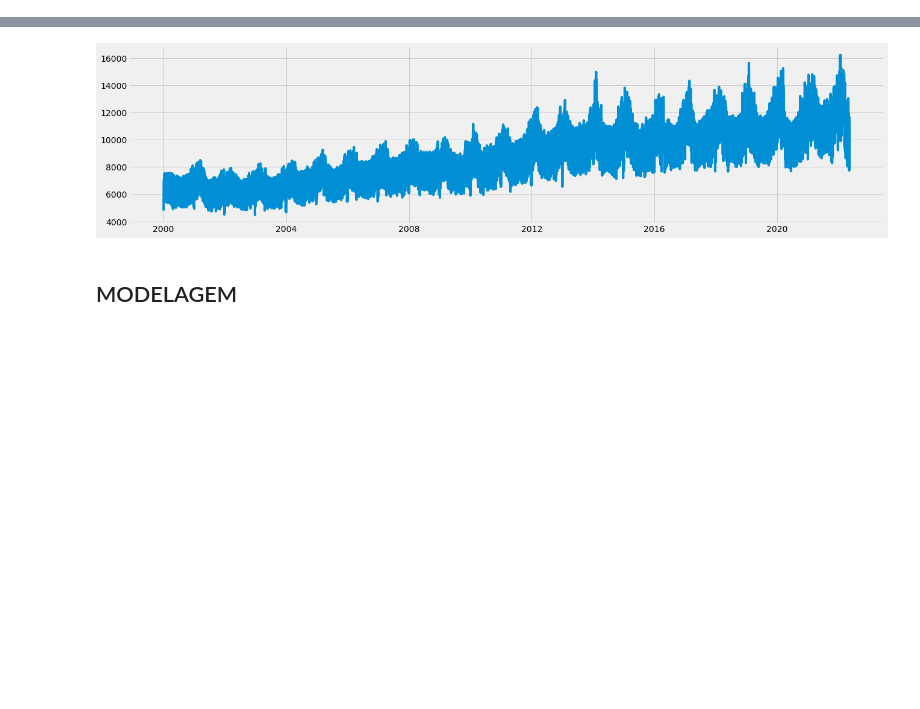
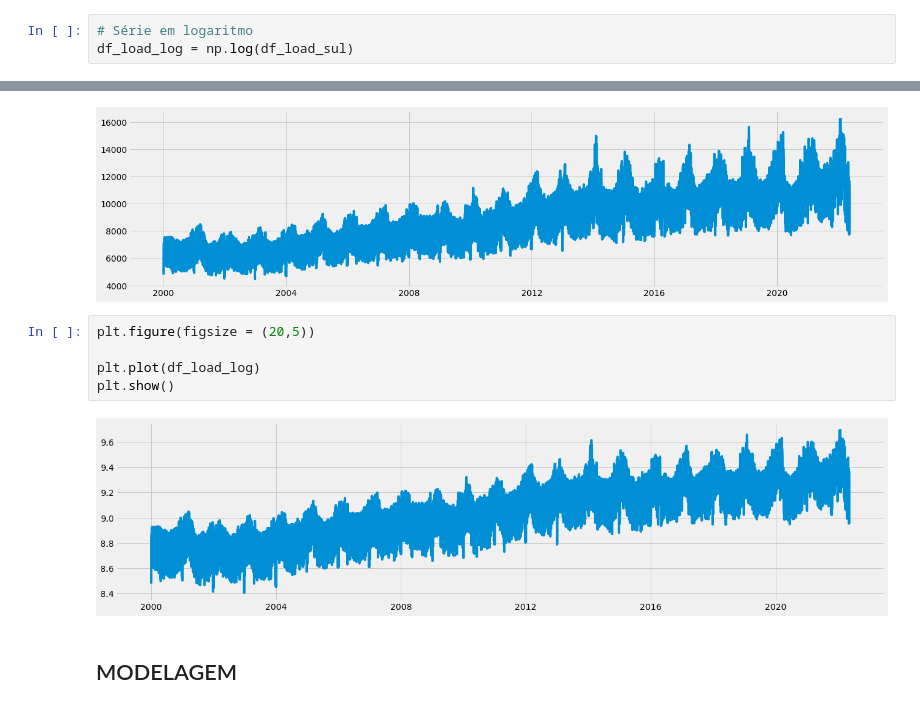
Before and after one commit to matheus-vizzotto/projecao_demanda_eletrica, a Jupyter notebook: models_tests/sarima.ipynb, the cells around one changed output, grey strips where cells are left out. Cells and saved outputs as stored; diff of their text form; blank space fills up the shorter version.

```diff
--- a/models_tests/sarima.ipynb
+++ b/models_tests/sarima.ipynb
@@ -15,6 +19,9 @@ df_load_sul = df_load[df_load["id_reg"] == "S"]
 df_load_sul["load_mwmed"].interpolate(inplace = True)
 
 df_load_sul = df_load_sul[["date", "load_mwmed"]].set_index("date")
+# %%
+# Série em logaritmo
+df_load_log = np.log(df_load_sul)
 # %%
 plt.figure(figsize = (20,5))
 
@@ -22,6 +29,13 @@ plt.plot(df_load_sul)
 plt.show()
 # %% [output]
 [figure]
+# %%
+plt.figure(figsize = (20,5))
+
+plt.plot(df_load_log)
+plt.show()
+# %% [output]
+[figure, added]
 # %% [markdown]
 ## MODELAGEM
 # %% [markdown]
```
Also changed, not shown: parts of 13 cells of this notebook.
